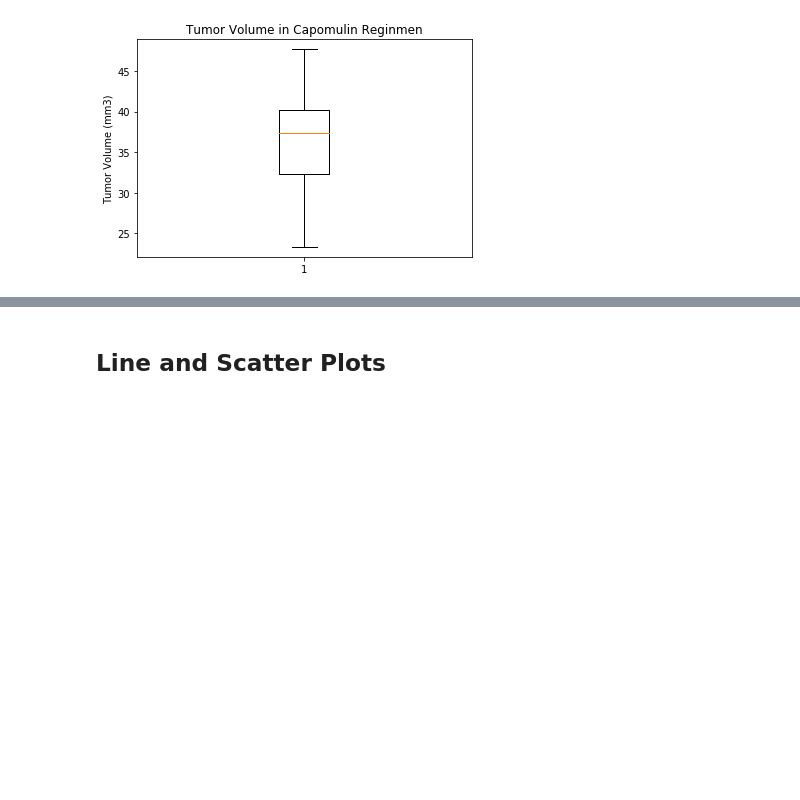
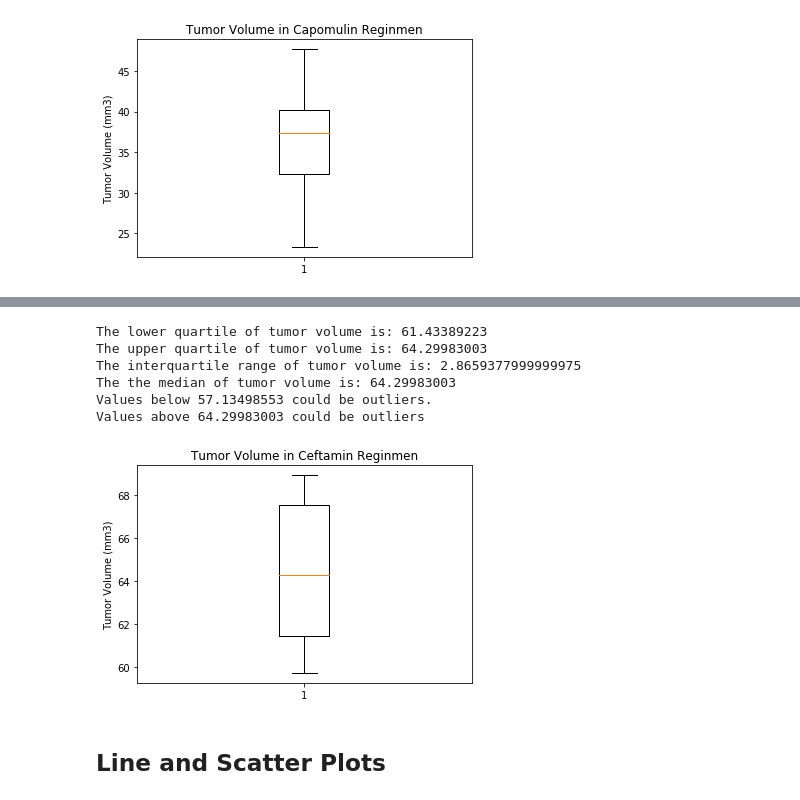
Before and after one commit to TDuong90/Coding_Challenges, a Jupyter notebook: matplotlib-challenge/Pymaceuticals/pymaceuticals_starter.ipynb, the cells around one changed output, grey strips where cells are left out. Cells and saved outputs as stored; diff of their text form; code cells hidden in the pictures; blank space fills up the shorter version.

```diff
--- a/matplotlib-challenge/Pymaceuticals/pymaceuticals_starter.ipynb
+++ b/matplotlib-challenge/Pymaceuticals/pymaceuticals_starter.ipynb
@@ -299,0 +425,3 @@ plt.show()
+# %%
+ceftamin = max_df[max_df['Drug Regimen'].isin(['Ceftamin'])]
+ceftamin.reset_index()
@@ -299,0 +443,4 @@ plt.show()
+# %%
+ceftamin_list = ceftamin.sort_values(["Tumor Volume (mm3)"], ascending=True).reset_index()
+ceftamin_list  = ceftamin_list ["Tumor Volume (mm3)"]
+ceftamin_list
@@ -300,3 +462,33 @@ plt.show()
+# %%
+quartiles = ceftamin_list.quantile([.25,.5,.75])
+lower_quartile = quartiles[0.25]
+upper_quartile = quartiles[0.50]
+iqr = upper_quartile - lower_quartile
+
+print(f"The lower quartile of tumor volume is: {lower_quartile}")
+print(f"The upper quartile of tumor volume is: {upper_quartile}")
+print(f"The interquartile range of tumor volume is: {iqr}")
+print(f"The the median of tumor volume is: {quartiles[0.5]} ")
+
+lower_bound = lower_quartile - (1.5*iqr)
+upper_bound = upper_quartile - (1.5*iqr)
+print(f"Values below {lower_bound} could be outliers.")
+print(f"Values above {upper_quartile} could be outliers")
+# %% [output]
+The lower quartile of tumor volume is: 61.43389223
+The upper quartile of tumor volume is: 64.29983003
+The interquartile range of tumor volume is: 2.8659377999999975
+The the median of tumor volume is: 64.29983003
+Values below 57.13498553 could be outliers.
+Values above 64.29983003 could be outliers
+# %%
+fig1, ax1 = plt.subplots()
+ax1.set_title("Tumor Volume in Ceftamin Reginmen")
+ax1.set_ylabel("Tumor Volume (mm3)")
+ax1.boxplot(ceftamin_list)
+plt.show()
+# %% [output]
+[figure, added]
 # %%
 # Generate a box plot of the final tumor volume of each mouse across four regimens of interest
 # %% [markdown]
```
Also changed, not shown: parts of 10 cells of this notebook.
